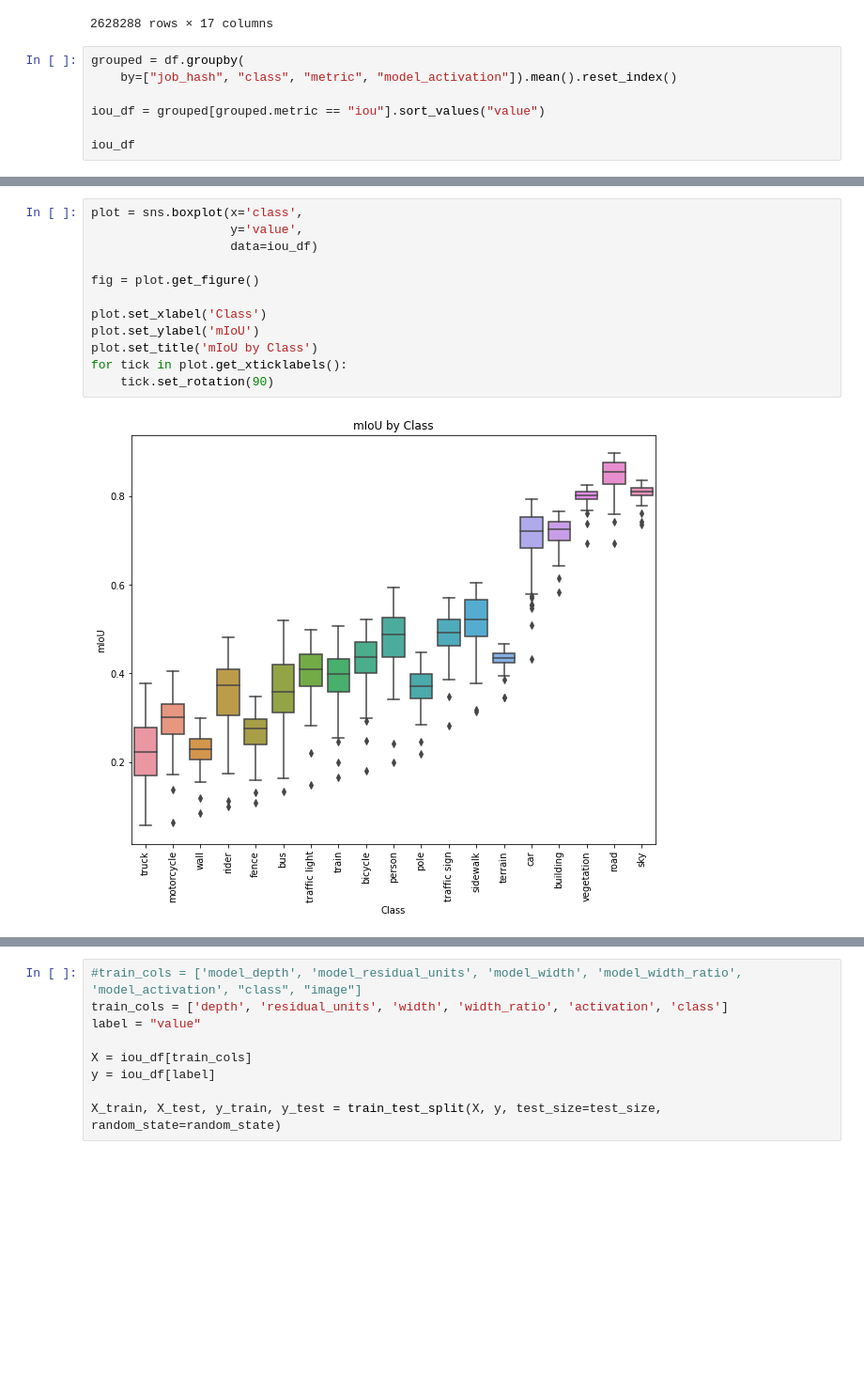
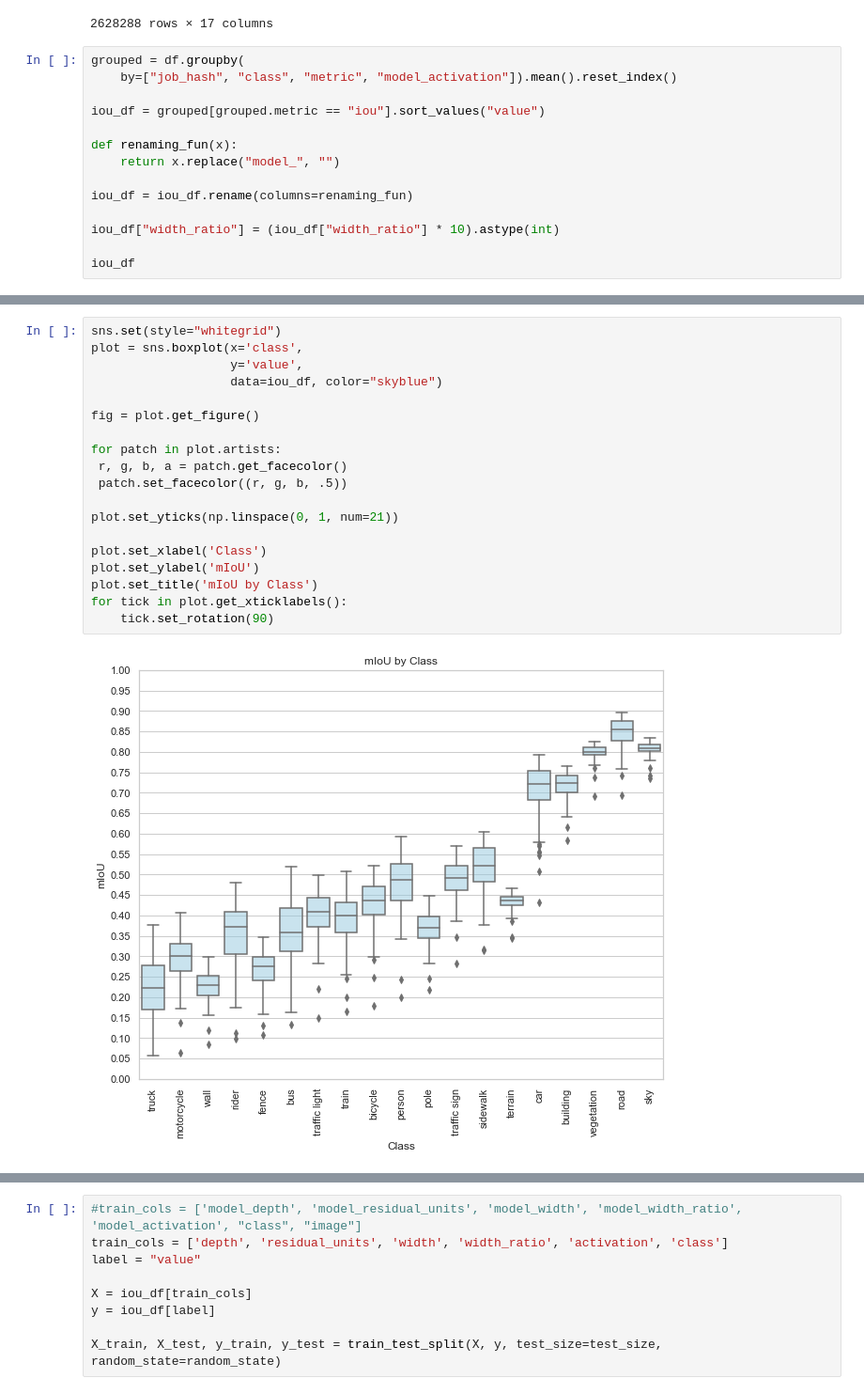
Before and after one commit to brandongk-ubco/ensembler, a Jupyter notebook: notebooks/visualize_iou.ipynb, the cells around one changed output, grey strips where cells are left out. Shown: that part at 94% size. Saved outputs shown, nothing was run; the diff lists cells and outputs as text; blank space fills up the shorter version.

```diff
--- a/notebooks/visualize_iou.ipynb
+++ b/notebooks/visualize_iou.ipynb
@@ -43,5 +44,12 @@ grouped = df.groupby(
 
 iou_df = grouped[grouped.metric == "iou"].sort_values("value")
 
+def renaming_fun(x):
+    return x.replace("model_", "")
+
+iou_df = iou_df.rename(columns=renaming_fun)
+
+iou_df["width_ratio"] = (iou_df["width_ratio"] * 10).astype(int)
+
 iou_df
 # %% [output]
@@ -61,14 +57,21 @@ iou_df
 # %%
+sns.set(style="whitegrid")
 plot = sns.boxplot(x='class',
                    y='value',
-                   data=iou_df)
+                   data=iou_df, color="skyblue")
 
 fig = plot.get_figure()
+
+for patch in plot.artists:
+ r, g, b, a = patch.get_facecolor()
+ patch.set_facecolor((r, g, b, .5))
+
+plot.set_yticks(np.linspace(0, 1, num=21))
 
 plot.set_xlabel('Class')
 plot.set_ylabel('mIoU')
 plot.set_title('mIoU by Class')
 for tick in plot.get_xticklabels():
     tick.set_rotation(90)
 # %% [output]
-[figure, old version]
+[figure, new version]
```
Also changed, not shown: parts of 4 cells of this notebook, 1 other file.
